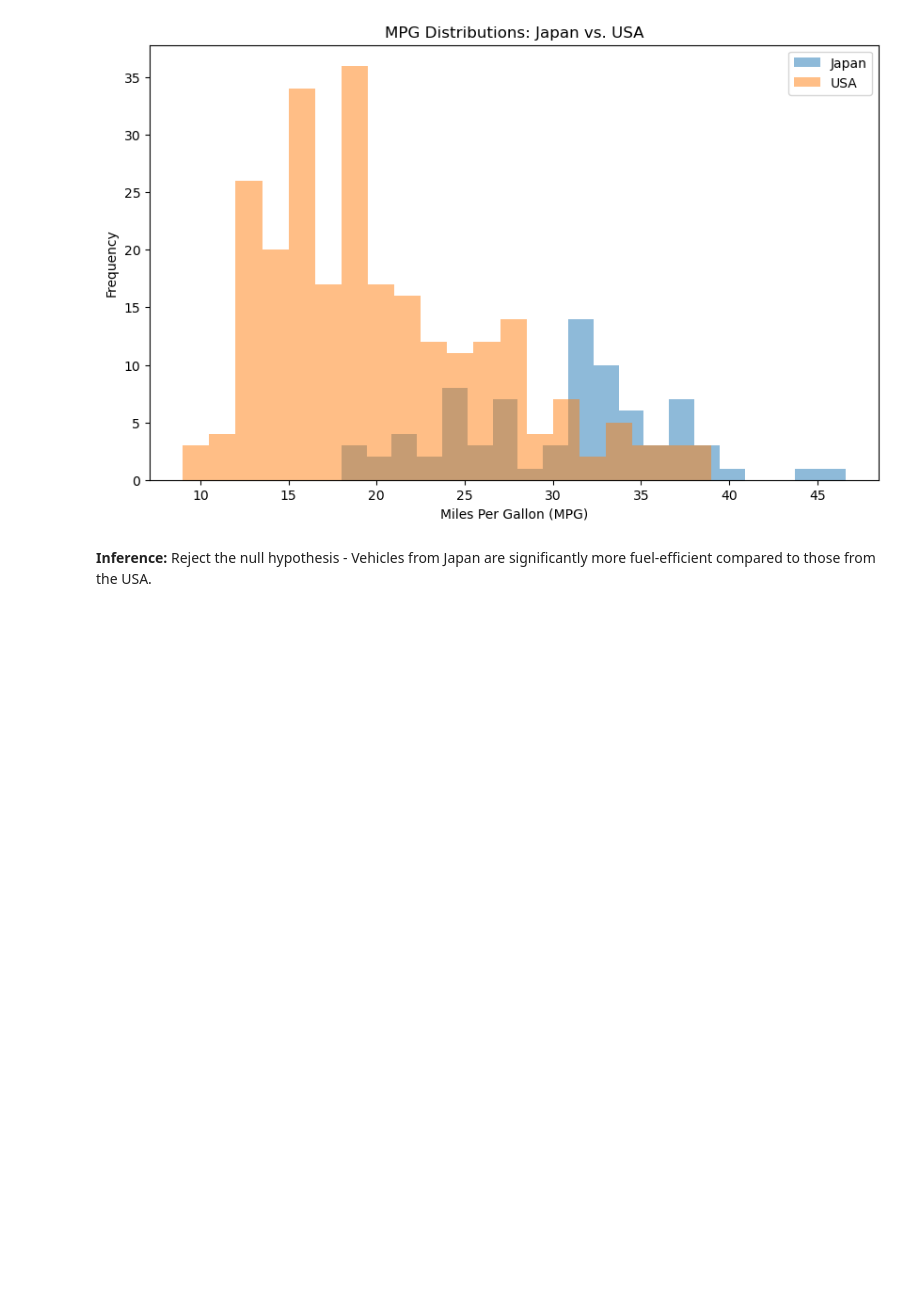
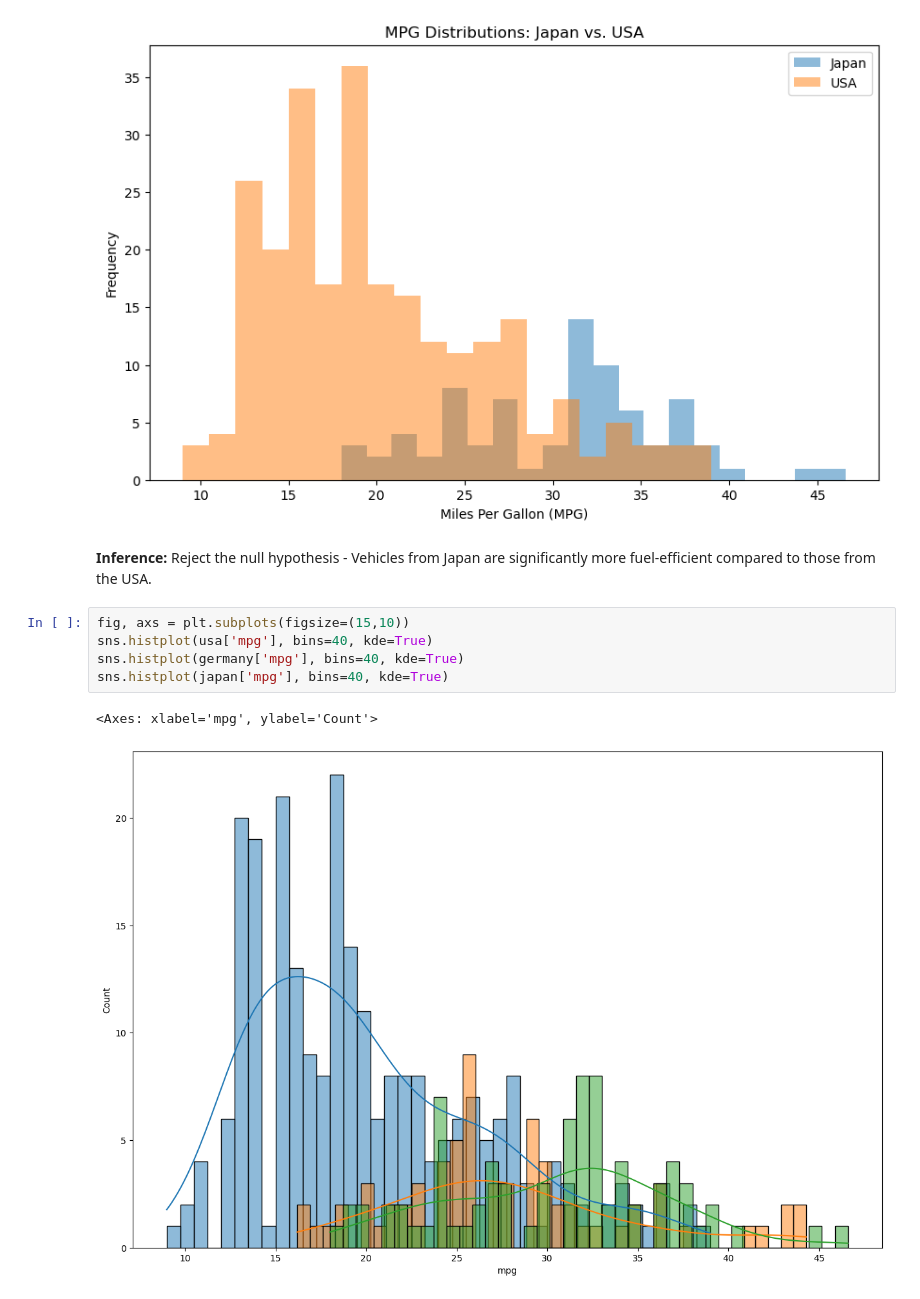
Before and after one commit to invinciblesk/car_statistical_hypothesis_testing, a Jupyter notebook: notebook/car_stats_hypo_test.ipynb, the cells around one changed output. Drawn from its saved outputs; the diff is of its cells as text; blank space fills up the shorter version.

Commit message:
added sns plots

```diff
--- a/notebook/car_stats_hypo_test.ipynb
+++ b/notebook/car_stats_hypo_test.ipynb
@@ -179,3 +179,11 @@ Reject the null hypothesis - Vehicles from Japan are significantly more fuel-eff
 [figure]
 # %% [markdown]
 **Inference:** Reject the null hypothesis - Vehicles from Japan are significantly more fuel-efficient compared to those from the USA.
+# %%
+fig, axs = plt.subplots(figsize=(15,10))
+sns.histplot(usa['mpg'], bins=40, kde=True)
+sns.histplot(germany['mpg'], bins=40, kde=True)
+sns.histplot(japan['mpg'], bins=40, kde=True)
+# %% [output]
+<Axes: xlabel='mpg', ylabel='Count'>
+[figure, added]
```
Also changed, not shown: parts of 3 cells of this notebook.
